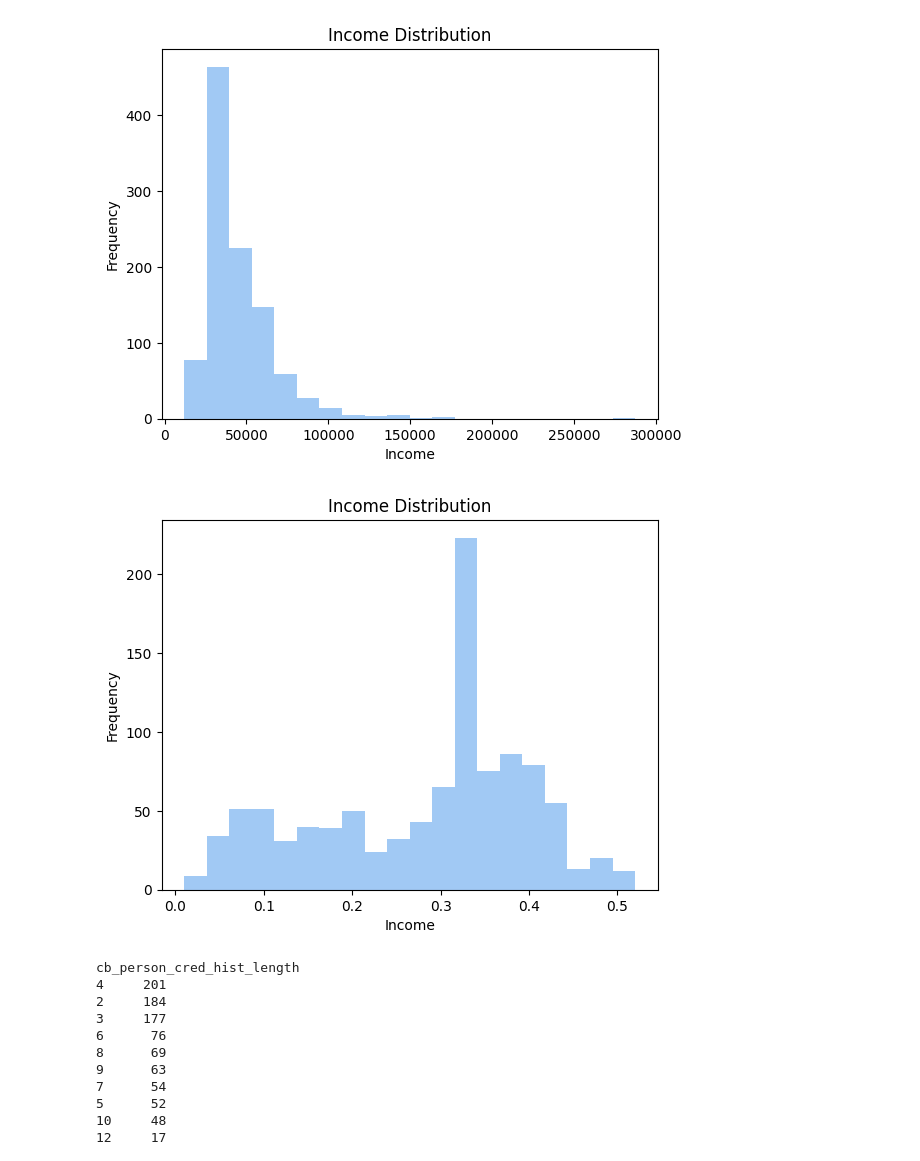
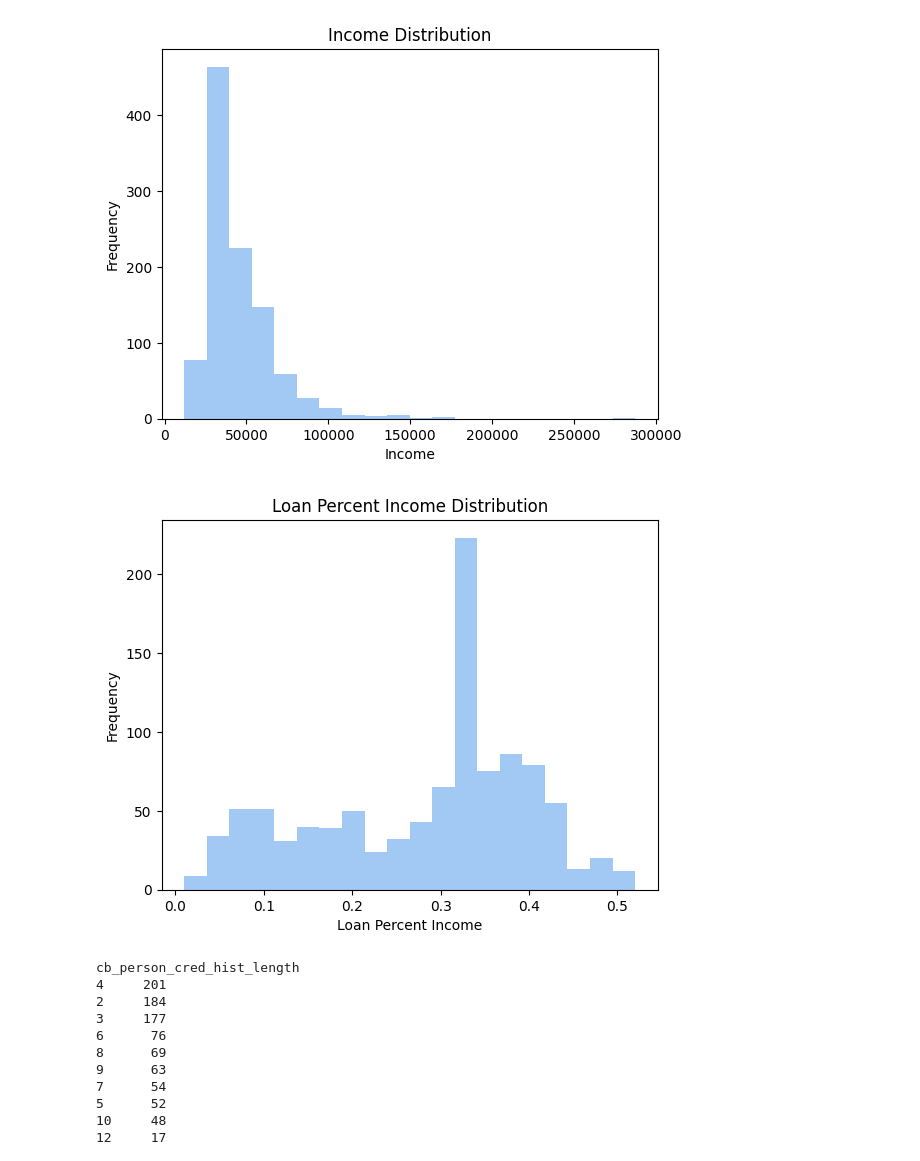
Before and after one commit to gauthaman77/EDA-Loan-Approval-Prediction, a Jupyter notebook: eda-loan-prediction.ipynb, the cells around one changed output. Cells and saved outputs as stored; diff of their text form; code cells hidden in the pictures.

Commit message:
Kaggle Notebook | EDA loan prediction | Version 6

```diff
--- a/eda-loan-prediction.ipynb
+++ b/eda-loan-prediction.ipynb
@@ -197,14 +197,14 @@ plt.show()
 # %%
 ## Surprisingly it includes a lot of people below 50k annual income
 # I think that loan percent income is the key here
-# This is where there is no compromise no defaults
-# Let us create histogram of income
+# This is where there is no compromise
+# Let us create histogram of loan percent income
 # Create the histogram
 plt.hist(df_A_grade['loan_percent_income'], bins=20)  # Adjust bins as needed
-plt.xlabel('Income')
+plt.xlabel('Loan Percent Income')
 plt.ylabel('Frequency')
-plt.title('Income Distribution')
+plt.title('Loan Percent Income Distribution')
 plt.show()
 # %% [output]
-[figure, old version]
+[figure, new version]
 # %%
```
Also changed, not shown: parts of 5 cells of this notebook.
